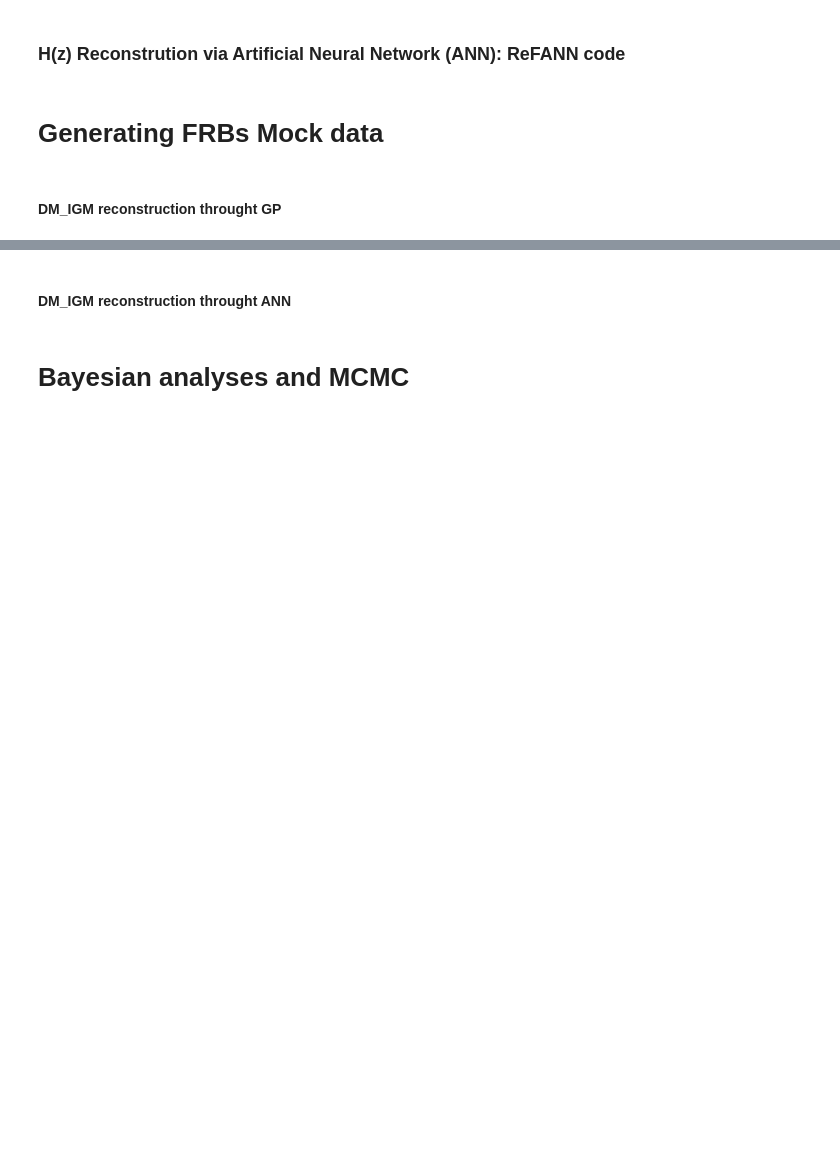
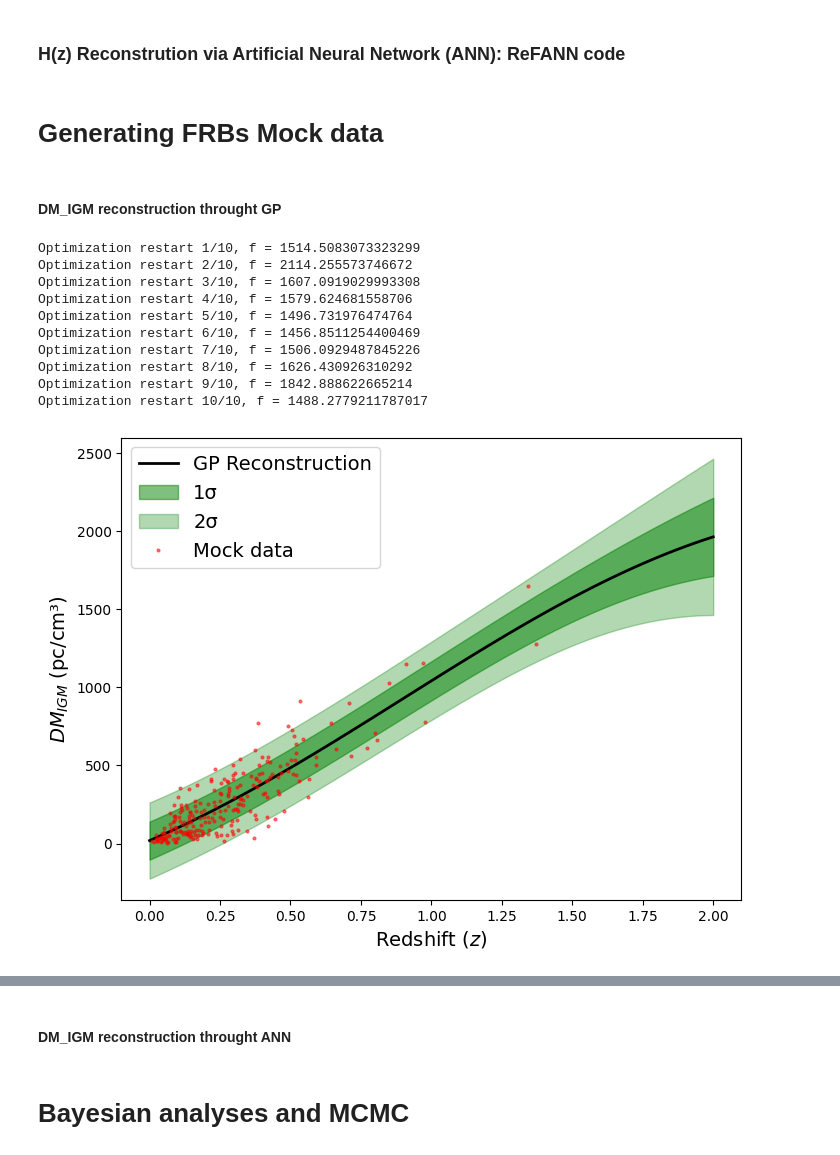
Before and after one commit to lazarolima/cosmology_reconstruction-_frb, a Jupyter notebook: H_rec.ipynb, the cells around one changed output, grey strips where cells are left out. Cells and saved outputs as stored; diff of their text form; code cells hidden in the pictures; blank space fills up the shorter version.

```diff
--- a/H_rec.ipynb
+++ b/H_rec.ipynb
@@ -72,21 +72,39 @@ plotter.plot_dDM('Figuras/dDM_IGM_reconstructed.png')"""
 # %%
 from gaussian_process import GPReconstructionDMIGM_noSim
 from plots_rec import DMIGMReconstructionPlot
 import numpy as np
+import GPy
 
 # Load your data
 DM_IGM = np.loadtxt('data/DM_IGM_detected_bingo+mirror_4m_alpha=-1.5_5yrs_with_erros.txt', skiprows=1)
 z = DM_IGM[:, 0]
 dm = DM_IGM[:, 1]
 errors = DM_IGM[:, 2]
 
-kernel_params = {'input_dim': 1, 'variance': 1., 'lengthscale': 0.2}
+"""kernel_params = {'input_dim': 1, 'variance': 1., 'lengthscale': 0.2}
 gp_dm_igm = GPReconstructionDMIGM_noSim(z_val=z, dm_val=dm, error_val=errors, kernel_params=kernel_params)
 gp_dm_igm.optimize(num_restarts=10, verbose=False)
+new_z = gp_dm_igm.z_val
+DM_IGM_sim = gp_dm_igm.dm_val"""
+
+gp_dm_igm = GPReconstructionDMIGM_noSim(z, dm, errors)
+gp_dm_igm.optimize(num_restarts = 10, verbose=True)
 new_z = gp_dm_igm.z_val
 DM_IGM_sim = gp_dm_igm.dm_val
 
 # Plot the figures
 plotter = DMIGMReconstructionPlot(gp_dm_igm, new_z, DM_IGM_sim)
 plotter.plot_DM('Figuras/DM_IGM_reconstructed_bingo.png')
 plotter.plot_dDM('Figuras/dDM_IGM_reconstructed_bingo.png')
+# %% [output]
+Optimization restart 1/10, f = 1514.5083073323299
+Optimization restart 2/10, f = 2114.255573746672
+Optimization restart 3/10, f = 1607.0919029993308
+Optimization restart 4/10, f = 1579.624681558706
+Optimization restart 5/10, f = 1496.731976474764
+Optimization restart 6/10, f = 1456.8511254400469
+Optimization restart 7/10, f = 1506.0929487845226
+Optimization restart 8/10, f = 1626.430926310292
+Optimization restart 9/10, f = 1842.888622665214
+Optimization restart 10/10, f = 1488.2779211787017
+[figure, added]
```
Also changed, not shown: parts of 12 cells of this notebook, 10 other files.
